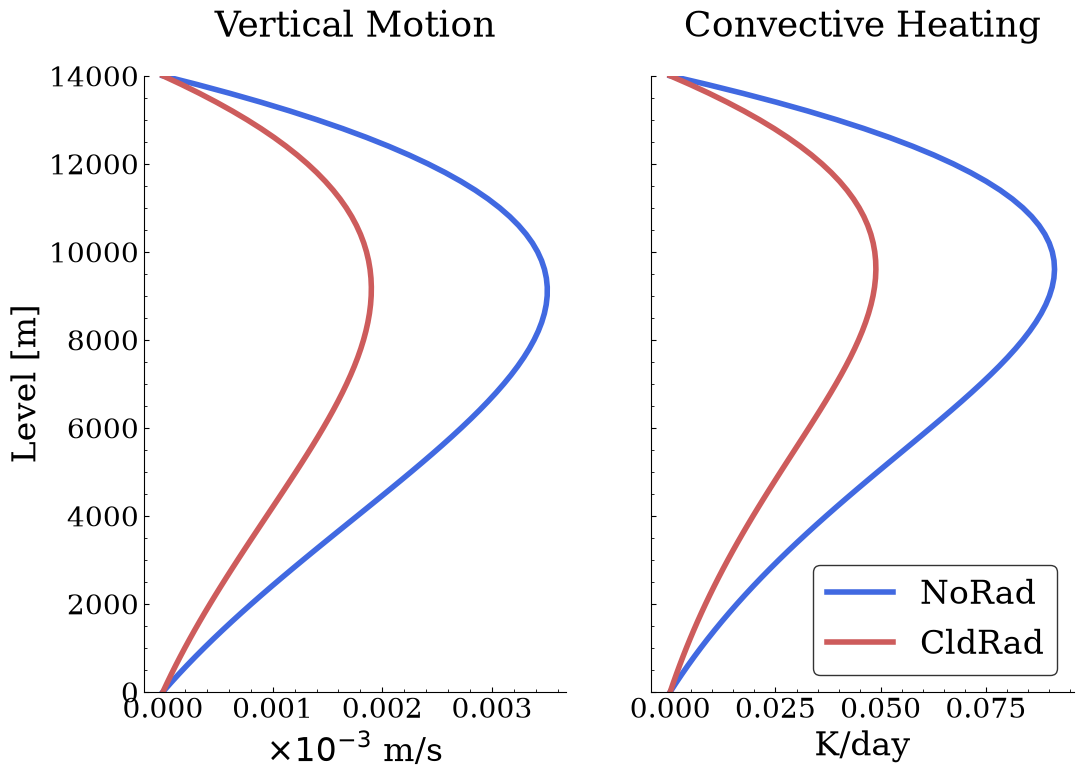
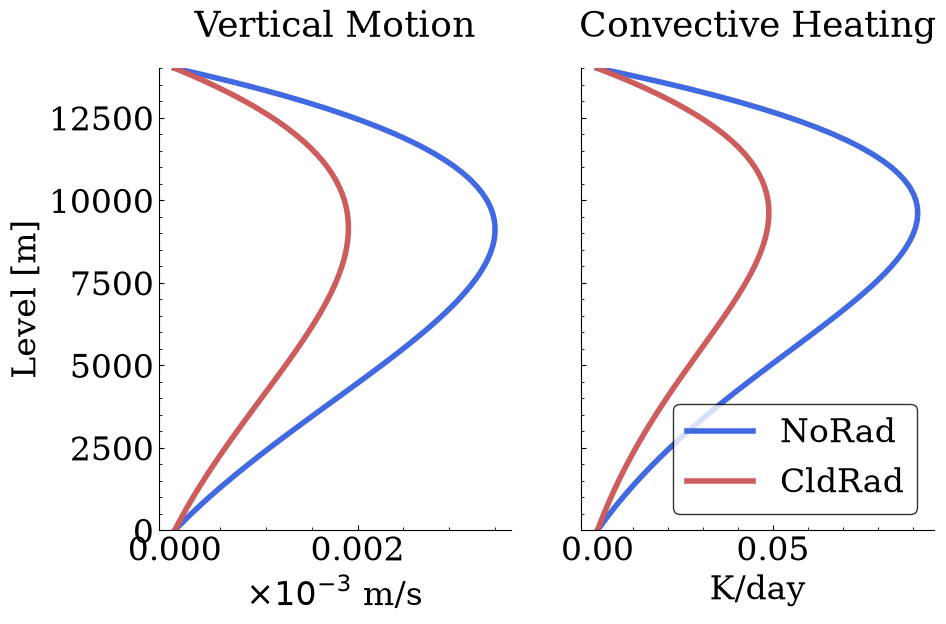
The change to this notebook cell's code, shown as a diff; its figure went from the first image to the second:
--- before
+++ after
@@ -9,5 +9,5 @@
 }
 
-fig, ax = plt.subplots(1, 2, figsize=(12, 8), sharey="row")
+fig, ax = plt.subplots(1, 2, figsize=(10, 6), sharey="row")
 
 ax[0].plot(

Commit: feat: update 2026 AOGS notebook and figures